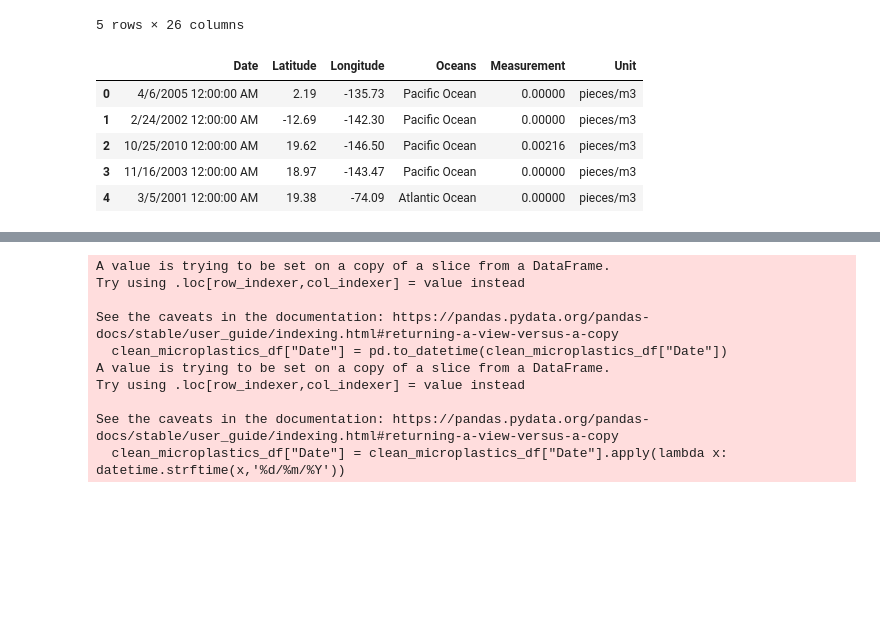
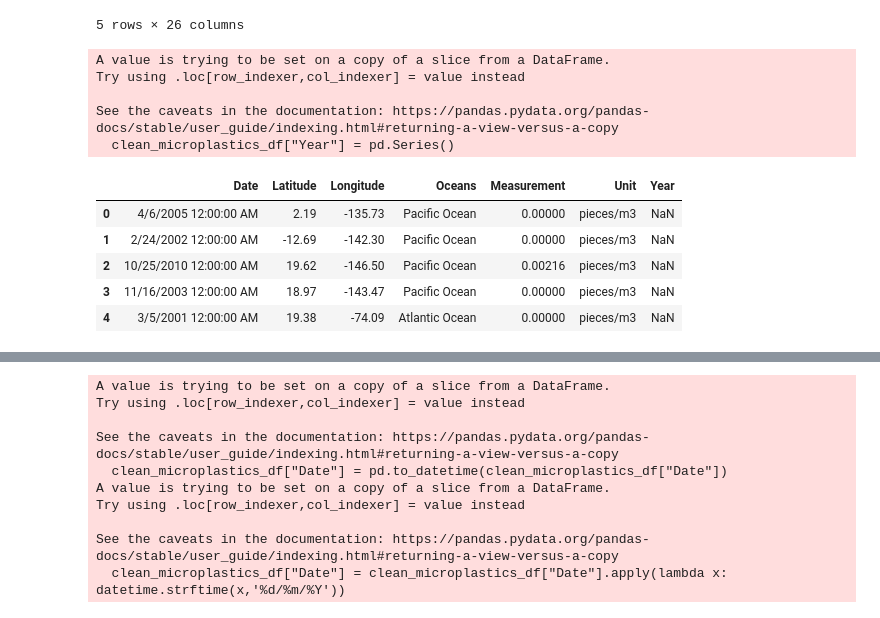
Before and after one commit to emalaki/Project-1, a Jupyter notebook: aa-notebook.ipynb, the cells around one changed output, grey strips where cells are left out. Drawn from its saved outputs; the diff is of its cells as text; code cells hidden in the pictures; blank space fills up the shorter version.

```diff
--- a/aa-notebook.ipynb
+++ b/aa-notebook.ipynb
@@ -26,12 +27,17 @@ microplastics_csv.head()
 # %%
 #taking columns we need
 clean_microplastics_df = microplastics_csv[["Date","Latitude","Longitude","Oceans","Measurement","Unit",]]
-
+clean_microplastics_df["Year"] = pd.Series()
 clean_microplastics_df.head()
 # %% [output]
+A value is trying to be set on a copy of a slice from a DataFrame.
+Try using .loc[row_indexer,col_indexer] = value instead
+
+See the caveats in the documentation: https://pandas.pydata.org/pandas-docs/stable/user_guide/indexing.html#returning-a-view-versus-a-copy
+  clean_microplastics_df["Year"] = pd.Series()
-|  | Date | Latitude | Longitude | Oceans | Measurement | Unit |
-| 0 | 4/6/2005 12:00:00 AM | 2.19 | -135.73 | Pacific Ocean | 0.00000 | pieces/m3 |
-| 1 | 2/24/2002 12:00:00 AM | -12.69 | -142.30 | Pacific Ocean | 0.00000 | pieces/m3 |
-| 2 | 10/25/2010 12:00:00 AM | 19.62 | -146.50 | Pacific Ocean | 0.00216 | pieces/m3 |
-| 3 | 11/16/2003 12:00:00 AM | 18.97 | -143.47 | Pacific Ocean | 0.00000 | pieces/m3 |
-| 4 | 3/5/2001 12:00:00 AM | 19.38 | -74.09 | Atlantic Ocean | 0.00000 | pieces/m3 |
+|  | Date | Latitude | Longitude | Oceans | Measurement | Unit | Year |
+| 0 | 4/6/2005 12:00:00 AM | 2.19 | -135.73 | Pacific Ocean | 0.00000 | pieces/m3 | NaN |
+| 1 | 2/24/2002 12:00:00 AM | -12.69 | -142.30 | Pacific Ocean | 0.00000 | pieces/m3 | NaN |
+| 2 | 10/25/2010 12:00:00 AM | 19.62 | -146.50 | Pacific Ocean | 0.00216 | pieces/m3 | NaN |
+| 3 | 11/16/2003 12:00:00 AM | 18.97 | -143.47 | Pacific Ocean | 0.00000 | pieces/m3 | NaN |
+| 4 | 3/5/2001 12:00:00 AM | 19.38 | -74.09 | Atlantic Ocean | 0.00000 | pieces/m3 | NaN |
```
Also changed, not shown: parts of 5 cells of this notebook.
